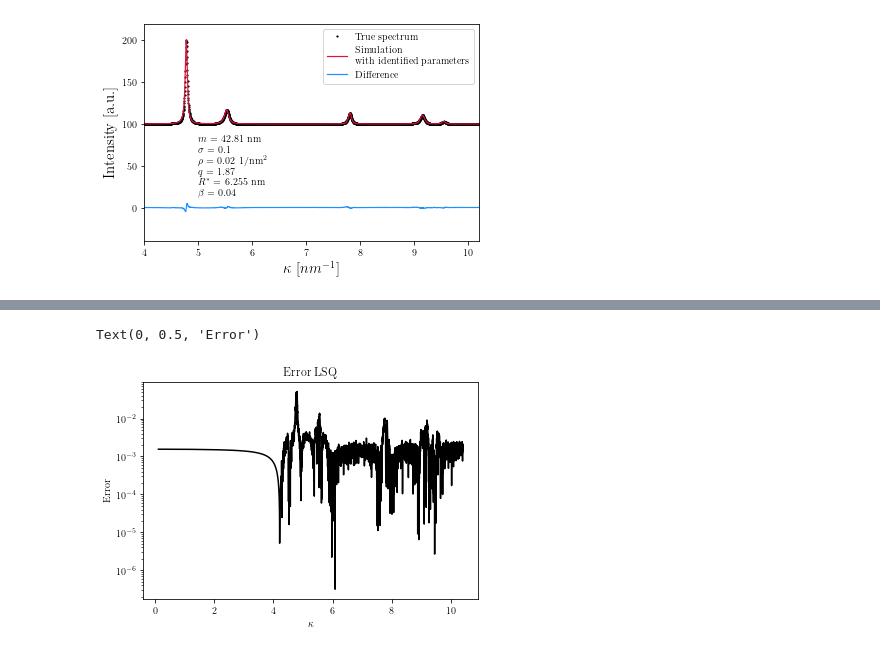
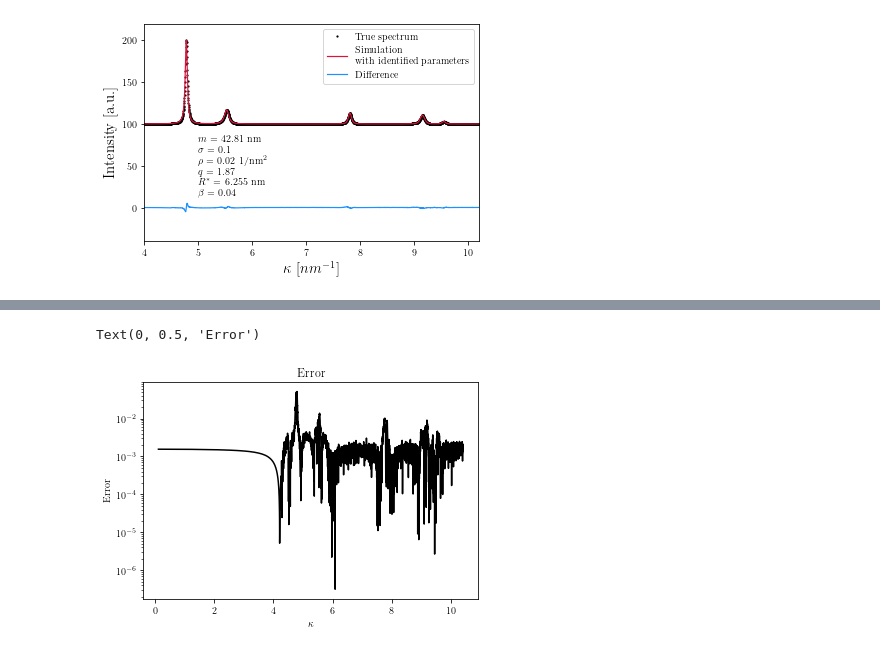
Before and after one commit to balintkaszas/DifFault, a Jupyter notebook: examples/regression_NiMo.ipynb, the cells around one changed output, grey strips where cells are left out. Drawn from its saved outputs; the diff is of its cells as text; code cells hidden in the pictures.

```diff
--- a/examples/regression_NiMo.ipynb
+++ b/examples/regression_NiMo.ipynb
@@ -343,9 +304,9 @@ plt.savefig('nimo_predict_CMWP.pdf', bbox_inches='tight')
 # %%
-plt.title('Error LSQ')
+plt.title('Error')
 plt.semilogy(single_peak.positive_diffraction_vectors, np.abs(true_spectrum-predicted_spectrum.ravel()), c='black')
 
 plt.xlabel('$\\kappa$')
 plt.ylabel('Error')
 # %% [output]
 Text(0, 0.5, 'Error')
-[figure, old version]
+[figure, new version]
```
Also changed, not shown: parts of 9 cells of this notebook, 5 other files.
